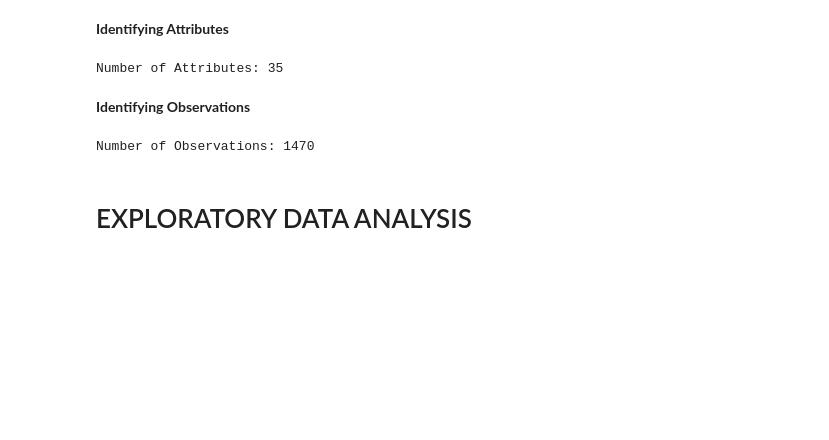
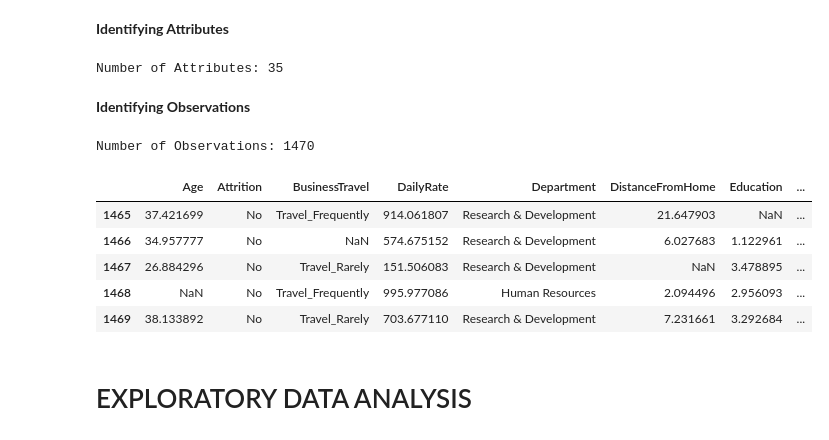
Before and after one commit to sba23416/SBA23416_Data-Preparation-Visualisation_Statistical_Techniques-for-Data-Analytics_Machine-Learning, a Jupyter notebook: HODAN MOHAMED ABDI_SBA23416_Lvl8_CA2.ipynb, the cells around one changed output. Drawn from its saved outputs; the diff is of its cells as text; code cells hidden in the pictures; blank space fills up the shorter version.

```diff
--- a/HODAN MOHAMED ABDI_SBA23416_Lvl8_CA2.ipynb
+++ b/HODAN MOHAMED ABDI_SBA23416_Lvl8_CA2.ipynb
@@ -53,5 +53,14 @@ num_observations = Employee_Attrition_df.shape[0]
 print("Number of Observations:", num_observations)
 # %% [output]
 Number of Observations: 1470
+# %%
+Employee_Attrition_df.tail()
+# %% [output]
+|  | Age | Attrition | BusinessTravel | DailyRate | Department | DistanceFromHome | Education | ... |
+| 1465 | 37.421699 | No | Travel_Frequently | 914.061807 | Research & Development | 21.647903 | NaN | ... |
+| 1466 | 34.957777 | No | NaN | 574.675152 | Research & Development | 6.027683 | 1.122961 | ... |
+| 1467 | 26.884296 | No | Travel_Rarely | 151.506083 | Research & Development | NaN | 3.478895 | ... |
+| 1468 | NaN | No | Travel_Frequently | 995.977086 | Human Resources | 2.094496 | 2.956093 | ... |
+| 1469 | 38.133892 | No | Travel_Rarely | 703.677110 | Research & Development | 7.231661 | 3.292684 | ... |
 # %% [markdown]
 <h1>EXPLORATORY DATA ANALYSIS</h1>
```
Also changed, not shown: parts of 16 cells of this notebook.
